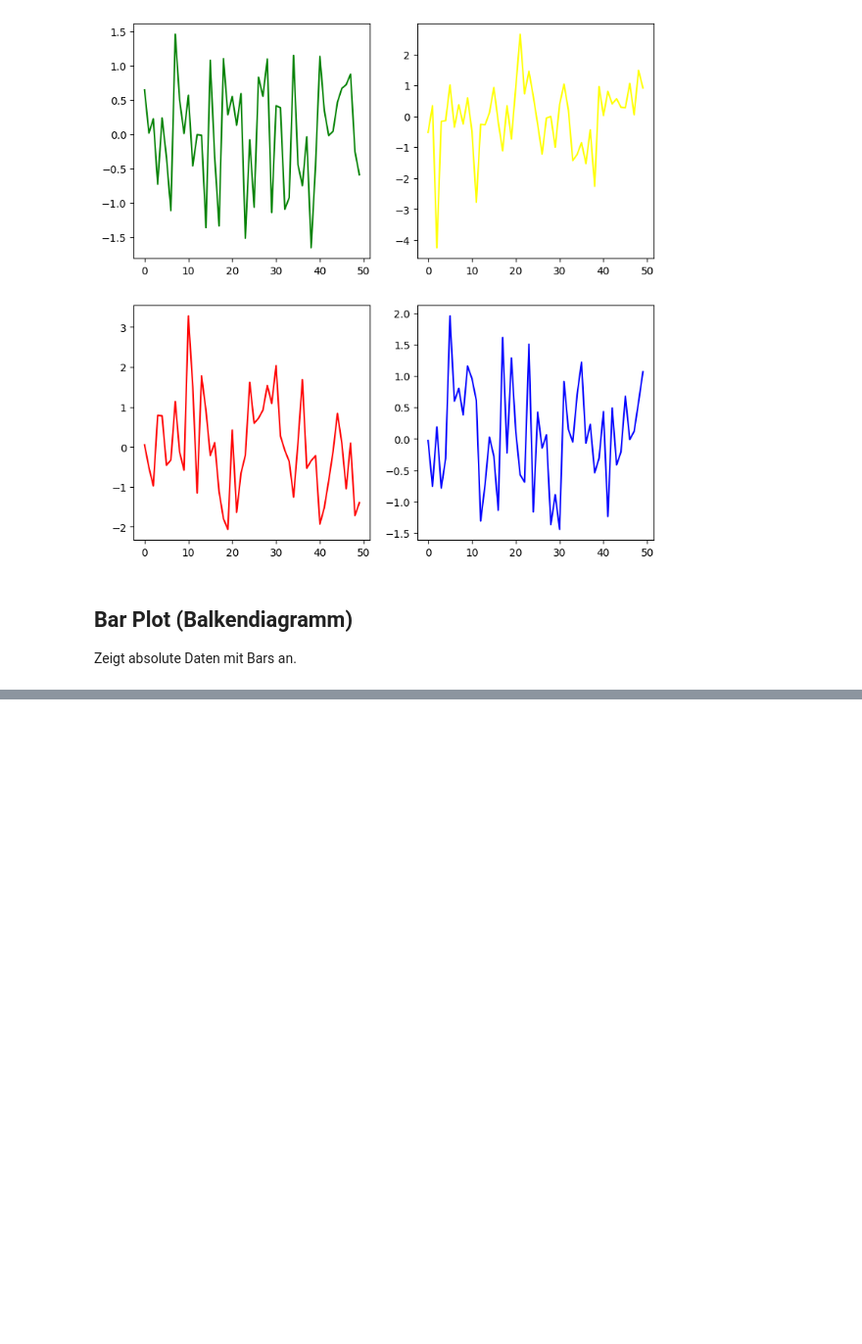
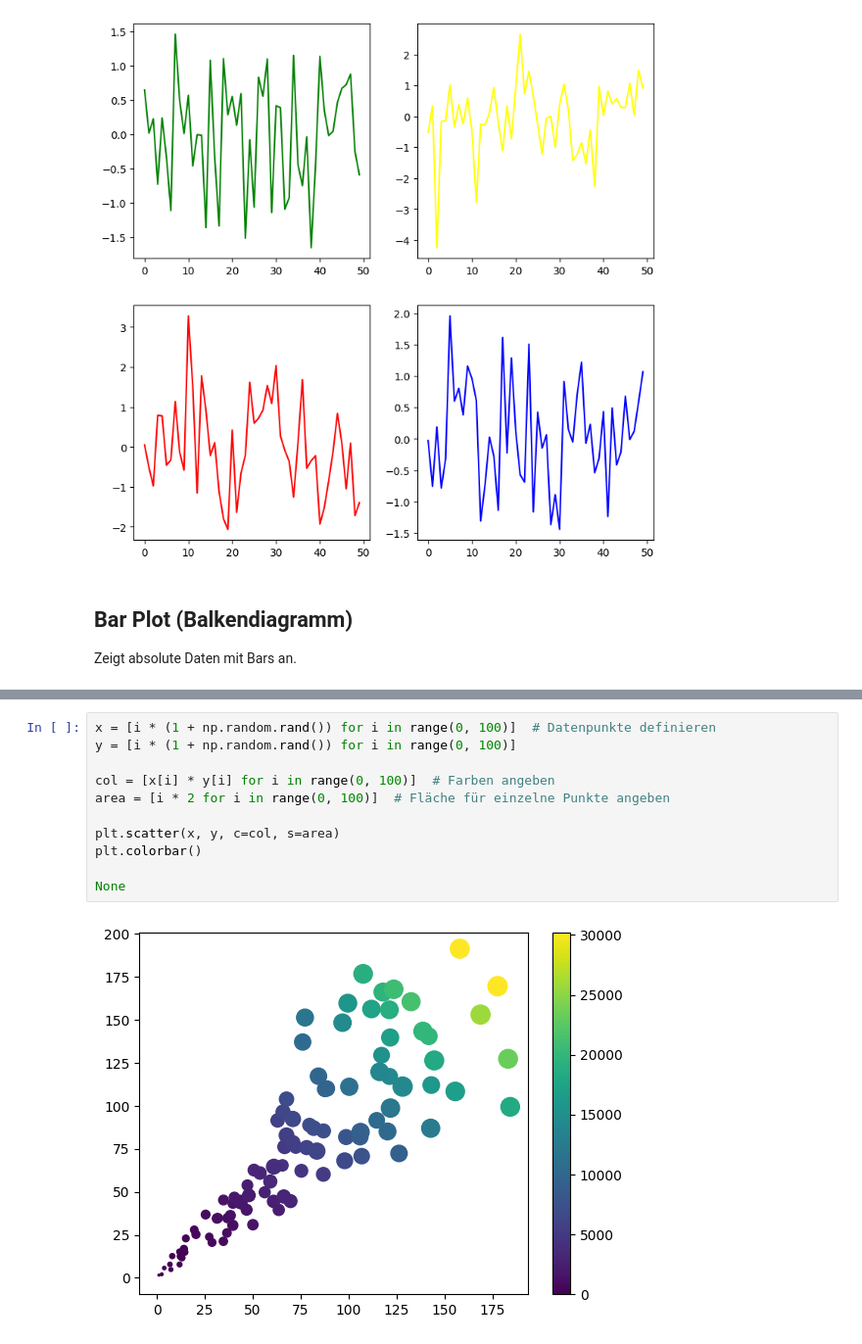
Before and after one commit to ppedvAG/Python_DataScience_225698, a Jupyter notebook: M005.ipynb, the cells around one changed output, grey strips where cells are left out. Shown at 98% size. Cells and saved outputs as stored; diff of their text form; blank space fills up the shorter version.

```diff
--- a/M005.ipynb
+++ b/M005.ipynb
@@ -202,0 +256,13 @@ plt.legend()
+# %%
+x = [i * (1 + np.random.rand()) for i in range(0, 100)]  # Datenpunkte definieren
+y = [i * (1 + np.random.rand()) for i in range(0, 100)]
+
+col = [x[i] * y[i] for i in range(0, 100)]  # Farben angeben
+area = [i * 2 for i in range(0, 100)]  # Fläche für einzelne Punkte angeben
+
+plt.scatter(x, y, c=col, s=area)
+plt.colorbar()
+
+None
+# %% [output]
+[figure, added]
```
Also changed, not shown: parts of 8 cells of this notebook.
